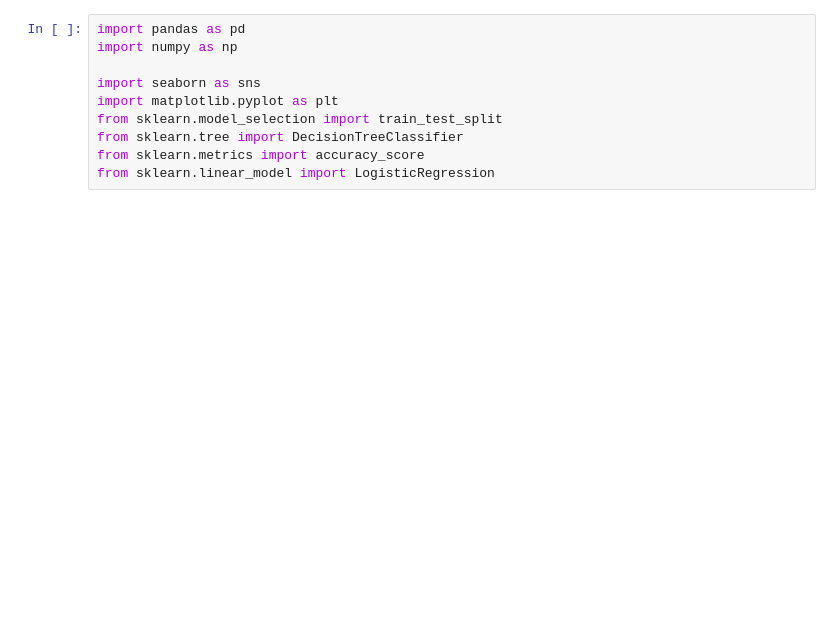
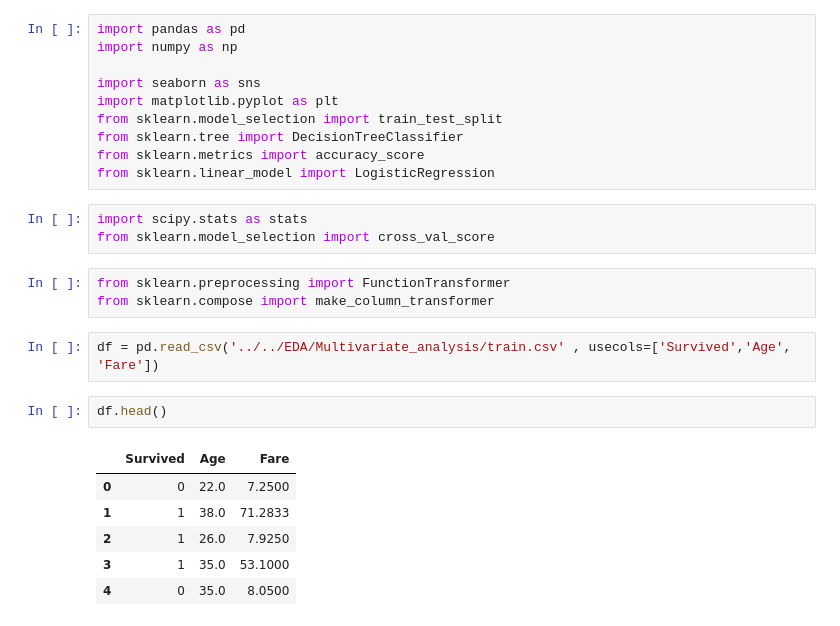
Before and after one commit to Mohotasir/my_ML_Journey, a Jupyter notebook: 100days_ML/Feature_Engineering/Function_transformer/fction-trnasformer.ipynb, the cells around one changed output. Cells and saved outputs as stored; diff of their text form; blank space fills up the shorter version.

```diff
--- a/100days_ML/Feature_Engineering/Function_transformer/fction-trnasformer.ipynb
+++ b/100days_ML/Feature_Engineering/Function_transformer/fction-trnasformer.ipynb
@@ -8,3 +8,20 @@ from sklearn.model_selection import train_test_split
 from sklearn.tree import DecisionTreeClassifier
 from sklearn.metrics import accuracy_score
 from sklearn.linear_model import LogisticRegression
+# %%
+import scipy.stats as stats
+from sklearn.model_selection import cross_val_score
+# %%
+from sklearn.preprocessing import FunctionTransformer
+from sklearn.compose import make_column_transformer
+# %%
+df = pd.read_csv('../../EDA/Multivariate_analysis/train.csv' , usecols=['Survived','Age', 'Fare'])
+# %%
+df.head()
+# %% [output]
+|  | Survived | Age | Fare |
+| 0 | 0 | 22.0 | 7.2500 |
+| 1 | 1 | 38.0 | 71.2833 |
+| 2 | 1 | 26.0 | 7.9250 |
+| 3 | 1 | 35.0 | 53.1000 |
+| 4 | 0 | 35.0 | 8.0500 |
```
Also changed, not shown: parts of 6 cells of this notebook.
